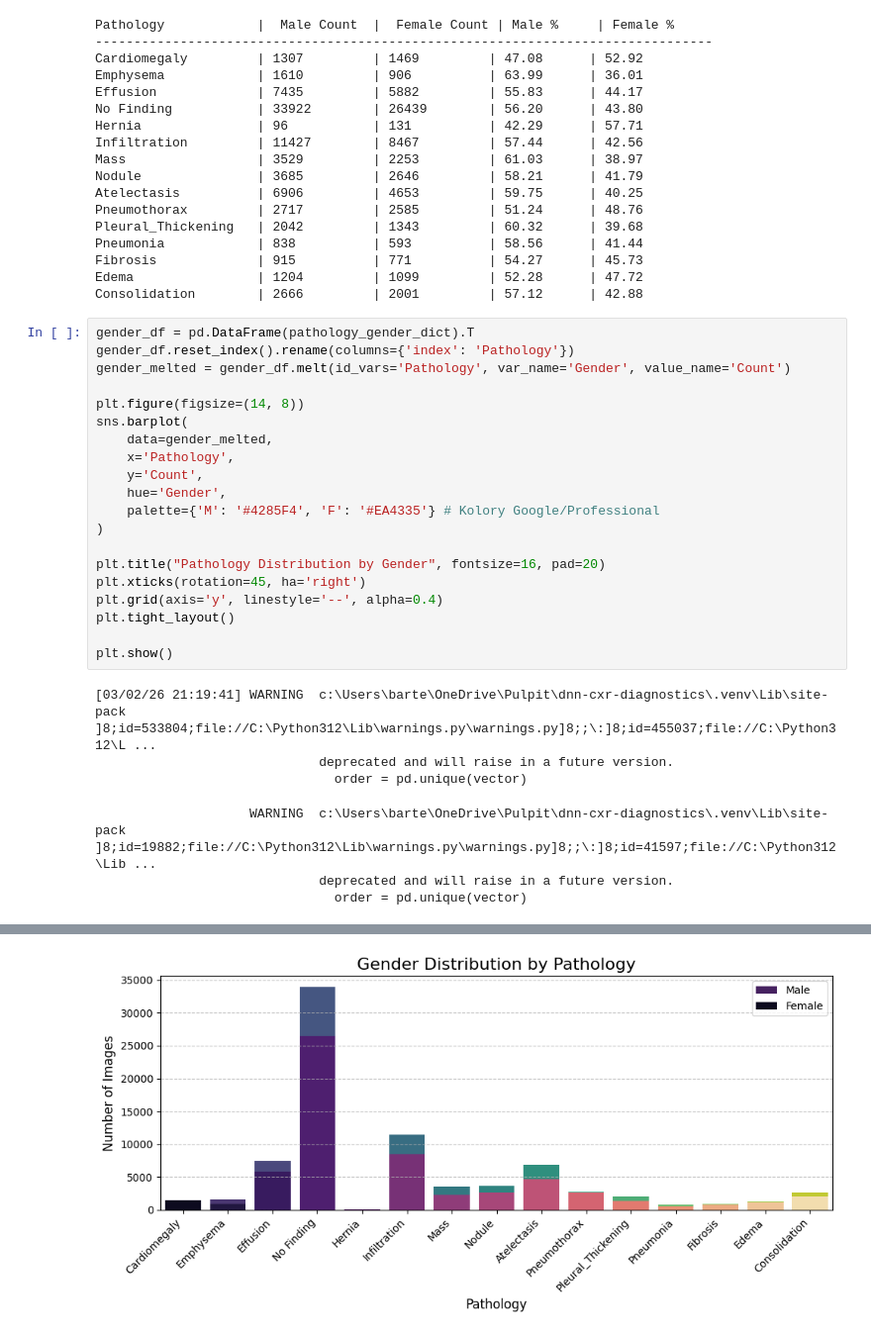
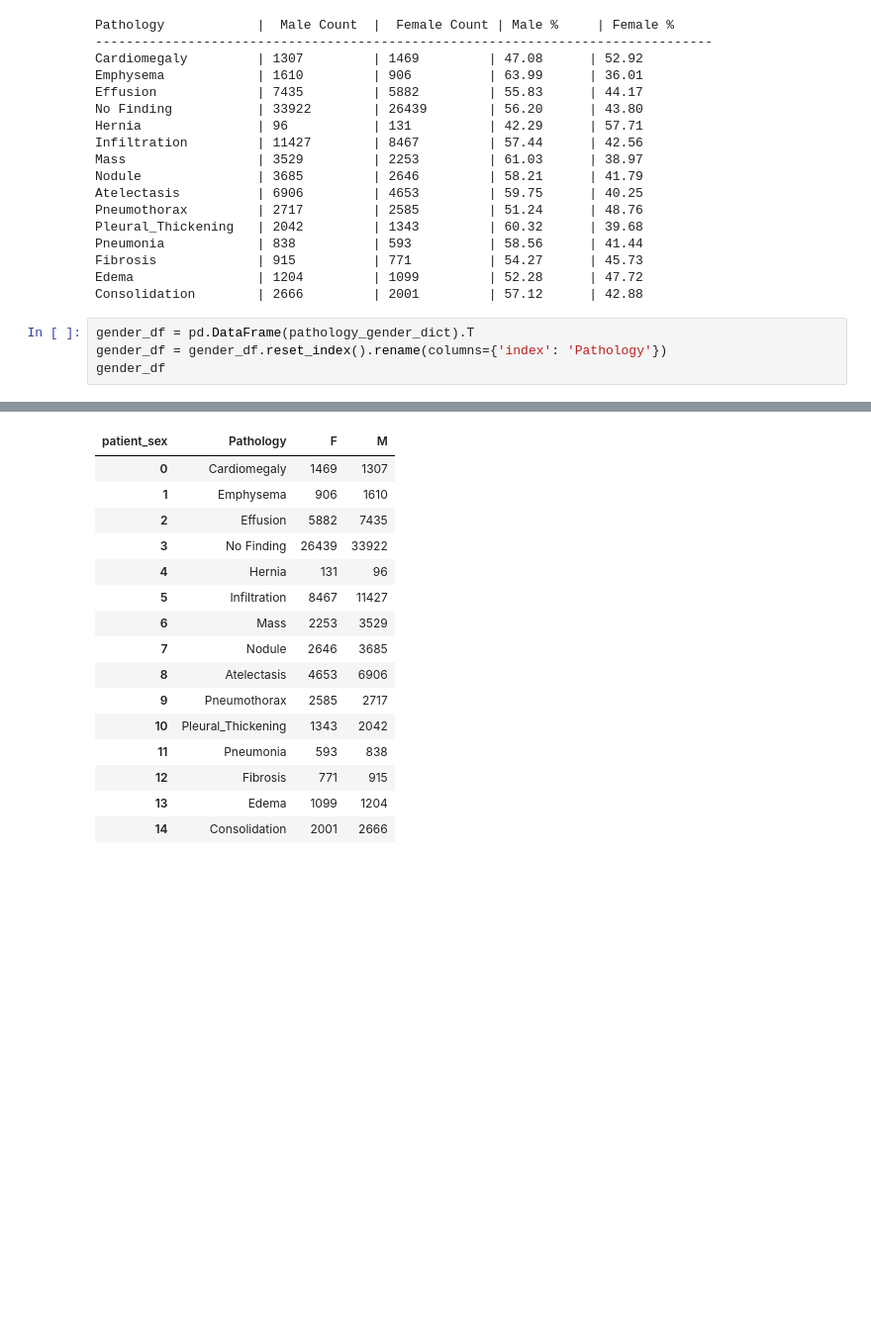
Before and after one commit to psiku/dnn-cxr-diagnostics, a Jupyter notebook: cxr-training-pipeline/notebooks/01_eda/cxr8_metadata_analysis.ipynb, the cells around one changed output, grey strips where cells are left out. Shown at 99% size. Drawn from its saved outputs; the diff is of its cells as text; blank space fills up the shorter version.

```diff
--- a/cxr-training-pipeline/notebooks/01_eda/cxr8_metadata_analysis.ipynb
+++ b/cxr-training-pipeline/notebooks/01_eda/cxr8_metadata_analysis.ipynb
@@ -356,30 +414,23 @@ Edema                | 1204         | 1099         | 52.28      | 47.72
 Consolidation        | 2666         | 2001         | 57.12      | 42.88
 # %%
 gender_df = pd.DataFrame(pathology_gender_dict).T
-gender_df.reset_index().rename(columns={'index': 'Pathology'})
-gender_melted = gender_df.melt(id_vars='Pathology', var_name='Gender', value_name='Count')
-
-plt.figure(figsize=(14, 8))
-sns.barplot(
-    data=gender_melted,
-    x='Pathology',
-    y='Count',
-    hue='Gender',
-    palette={'M': '#4285F4', 'F': '#EA4335'} # Kolory Google/Professional
-)
-
-plt.title("Pathology Distribution by Gender", fontsize=16, pad=20)
-plt.xticks(rotation=45, ha='right')
-plt.grid(axis='y', linestyle='--', alpha=0.4)
-plt.tight_layout()
-
-plt.show()
+gender_df = gender_df.reset_index().rename(columns={'index': 'Pathology'})
+gender_df
 # %% [output]
-[03/02/26 21:19:41] WARNING  c:\Users\barte\OneDrive\Pulpit\dnn-cxr-diagnostics\.venv\Lib\site-pack ]8;id=533804;file://C:\Python312\Lib\warnings.py\warnings.py]8;;\:]8;id=455037;file://C:\Python312\L ...
-                             deprecated and will raise in a future version.
-                               order = pd.unique(vector)
-                    WARNING  c:\Users\barte\OneDrive\Pulpit\dnn-cxr-diagnostics\.venv\Lib\site-pack ]8;id=19882;file://C:\Python312\Lib\warnings.py\warnings.py]8;;\:]8;id=41597;file://C:\Python312\Lib ...
-                             deprecated and will raise in a future version.
-                               order = pd.unique(vector)
 [interactive output not drawn]
-[figure, removed]
+| patient_sex | Pathology | F | M |
+| 0 | Cardiomegaly | 1469 | 1307 |
+| 1 | Emphysema | 906 | 1610 |
+| 2 | Effusion | 5882 | 7435 |
+| 3 | No Finding | 26439 | 33922 |
+| 4 | Hernia | 131 | 96 |
+| 5 | Infiltration | 8467 | 11427 |
+| 6 | Mass | 2253 | 3529 |
+| 7 | Nodule | 2646 | 3685 |
+| 8 | Atelectasis | 4653 | 6906 |
+| 9 | Pneumothorax | 2585 | 2717 |
+| 10 | Pleural_Thickening | 1343 | 2042 |
+| 11 | Pneumonia | 593 | 838 |
+| 12 | Fibrosis | 771 | 915 |
+| 13 | Edema | 1099 | 1204 |
+| 14 | Consolidation | 2001 | 2666 |
```
Also changed, not shown: parts of 13 cells of this notebook.
